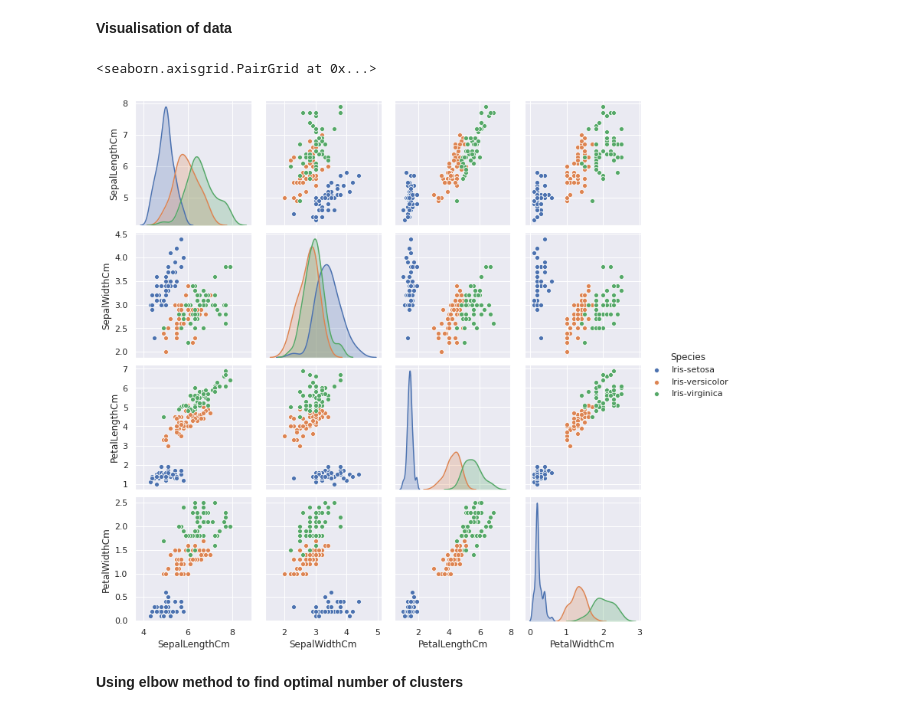
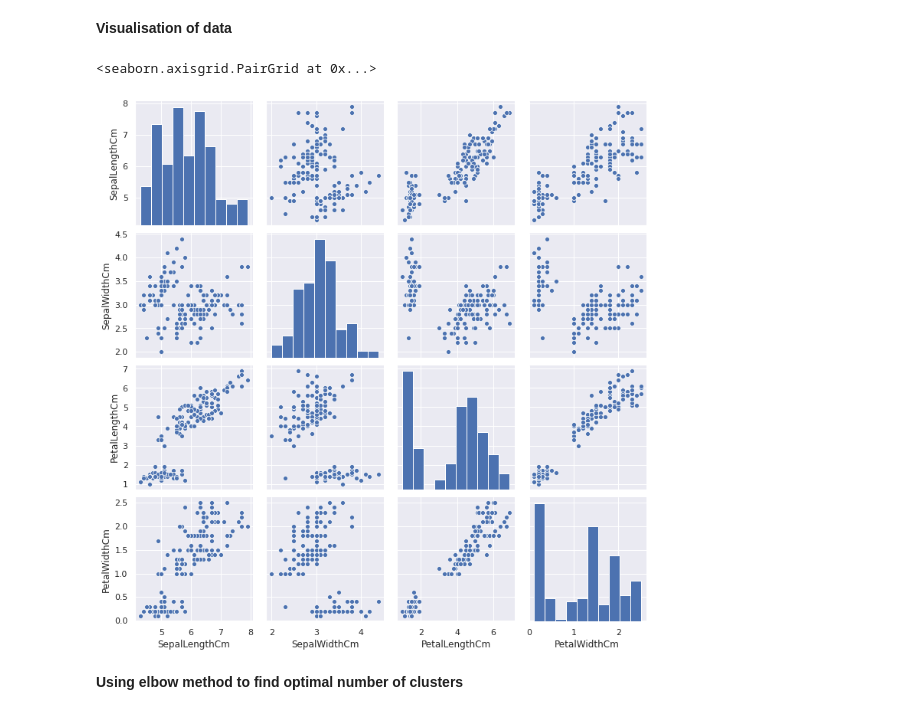
Before and after one commit to neha702/Sparks-Foundation-tasks, a Jupyter notebook: Sparks_Foundation_task_3.ipynb, the cells around one changed output. Saved outputs shown, nothing was run; the diff lists cells and outputs as text; code cells hidden in the pictures.

```diff
--- a/Sparks_Foundation_task_3.ipynb
+++ b/Sparks_Foundation_task_3.ipynb
@@ -33,11 +33,10 @@ datas.head()
 **Visualisation of data**
 # %%
 sns.set()
-sns.pairplot(datas[['SepalLengthCm','SepalWidthCm','PetalLengthCm','PetalWidthCm','Species']],
-             hue="Species",diag_kind="kde")
+sns.pairplot(datas)
 # %% [output]
 <seaborn.axisgrid.PairGrid at 0x...>
-[figure, old version]
+[figure, new version]
 # %% [markdown]
 **Using elbow method to find optimal number of clusters**
 # %%
```
Also changed, not shown: parts of 2 cells of this notebook.
